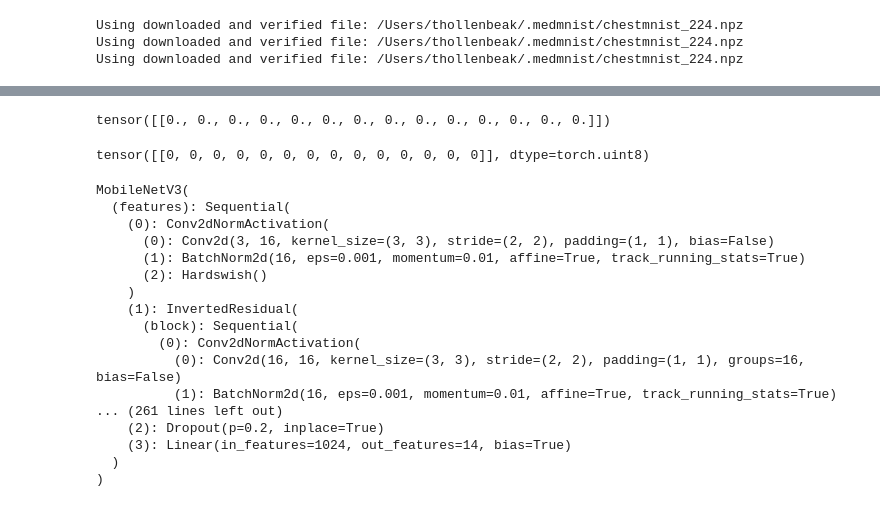
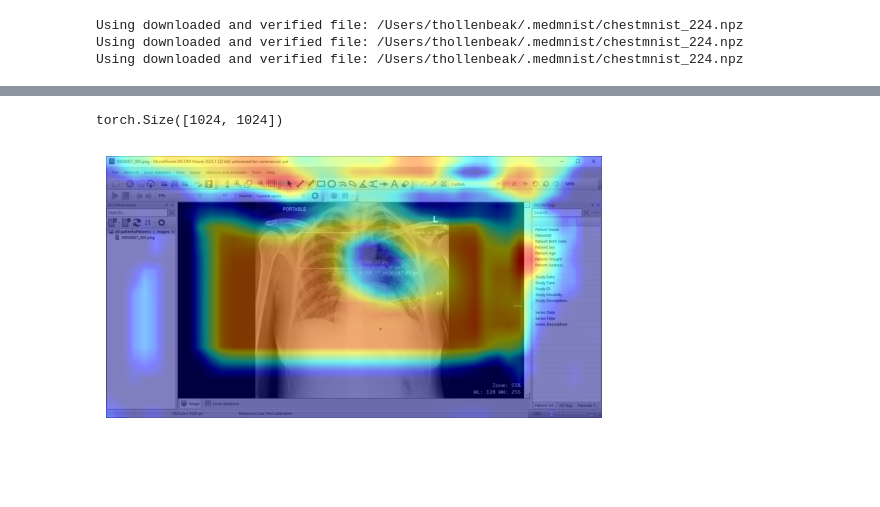
Before and after one commit to totton-hollenbeak/DS440-Project, a Jupyter notebook: DS440_Project.ipynb, the cells around one changed output, grey strips where cells are left out. Cells and saved outputs as stored; diff of their text form; code cells hidden in the pictures; blank space fills up the shorter version.

Commit message:
Reimplemented the deep learning using Resnet18 and also finished implementing GRAD-CAM

```diff
--- a/DS440_Project.ipynb
+++ b/DS440_Project.ipynb
@@ -130,9 +97,9 @@ criterion = nn.BCEWithLogitsLoss()
 # %%
 best_model_path = "best_transfer_learning_model.pth"
 best_loss = np.inf
-best_accuracy = 0
+best_score = 0
 best_epoch = 0
-sigmoid_threshold = 0.25
+sigmoid_threshold = 0.5
 
 for epoch in range(5):
     model.train()
@@ -164,16 +131,15 @@ for epoch in range(5):
             all_targets.extend(validation_targets)
             all_predictions.extend(predictions)
 
-    validation_accuracy = accuracy_score(all_targets, all_predictions)
+    validation_score = average_precision_score(all_targets, all_predictions, average="macro")
     validation_loss /= len(validation_loader.dataset)
 
     if validation_loss < best_loss:
         best_loss = validation_loss
 
-    # Save the model with the best accuracy
-    if validation_accuracy > best_accuracy:
-        best_accuracy = validation_accuracy
+    if validation_score > best_score:
+        best_score = validation_score
         torch.save(model.state_dict(), best_model_path)
 
-    print(f"Epoch: {epoch + 1}, Validation Loss: {validation_loss}, Accuracy: {validation_accuracy}")
+    print(f"Epoch: {epoch + 1}, Validation Loss: {validation_loss}, Macro Average Precision: {validation_score}")
 # %% [output]
@@ -240,39 +199,39 @@ example_predictions = (example_probabilities > sigmoid_threshold).float()
-# %%
-example_predictions
-# %% [output]
-tensor([[0., 0., 0., 0., 0., 0., 0., 0., 0., 0., 0., 0., 0., 0.]])
-# %%
-example_label
-# %% [output]
-tensor([[0, 0, 0, 0, 0, 0, 0, 0, 0, 0, 0, 0, 0, 0]], dtype=torch.uint8)
-# %%
-model.eval()
-# %% [output]
-MobileNetV3(
-  (features): Sequential(
-    (0): Conv2dNormActivation(
-      (0): Conv2d(3, 16, kernel_size=(3, 3), stride=(2, 2), padding=(1, 1), bias=False)
-      (1): BatchNorm2d(16, eps=0.001, momentum=0.01, affine=True, track_running_stats=True)
-      (2): Hardswish()
-    )
-    (1): InvertedResidual(
-      (block): Sequential(
-        (0): Conv2dNormActivation(
-          (0): Conv2d(16, 16, kernel_size=(3, 3), stride=(2, 2), padding=(1, 1), groups=16, bias=False)
-          (1): BatchNorm2d(16, eps=0.001, momentum=0.01, affine=True, track_running_stats=True)
-... (261 lines left out)
-    (2): Dropout(p=0.2, inplace=True)
-    (3): Linear(in_features=1024, out_features=14, bias=True)
-  )
-)
+# %%
+grad_cam_image[0][0].shape
+# %% [output]
+torch.Size([1024, 1024])
 # %%
+model.eval()
+
 preprocess = transforms.Compose([
     transforms.Grayscale(num_output_channels=3),
     transforms.ToTensor(),
     transforms.Normalize(mean=[0.485, 0.456, 0.406], std=[0.229, 0.224, 0.225])
 ])
 
-example_image = Image.open("Example.png")
+example_image = Image.open("Capture.PNG").convert("L")
 grad_cam_image = np.float32(example_image) / 255.0
 grad_cam_image = Image.fromarray(grad_cam_image)
-grad_cam_image = preprocess(grad_cam_image).unsqueeze(0)
+
+target_layers = [model.layer4[-1]]
+input_tensor = preprocess(grad_cam_image).unsqueeze(0)
+
+labels = [6]
+targets = [ClassifierOutputTarget(label) for label in labels]
+
+with GradCAM(model=model, target_layers=target_layers) as cam:
+  # You can also pass aug_smooth=True and eigen_smooth=True, to apply smoothing.
+  grayscale_cam = cam(input_tensor=input_tensor, targets=targets)
+  grayscale_cam = grayscale_cam[0, :]
+
+  img = np.float32(example_image) / 255.0
+  img = np.repeat(img[..., np.newaxis], 3, axis=-1)
+  visualization = show_cam_on_image(img, grayscale_cam, use_rgb=True)
+
+  #model_outputs = cam.outputs
+
+plt.imshow(visualization)
+plt.axis("off")
+plt.show()
+# %% [output]
+[figure, added]
```
Also changed, not shown: parts of 14 cells of this notebook.
